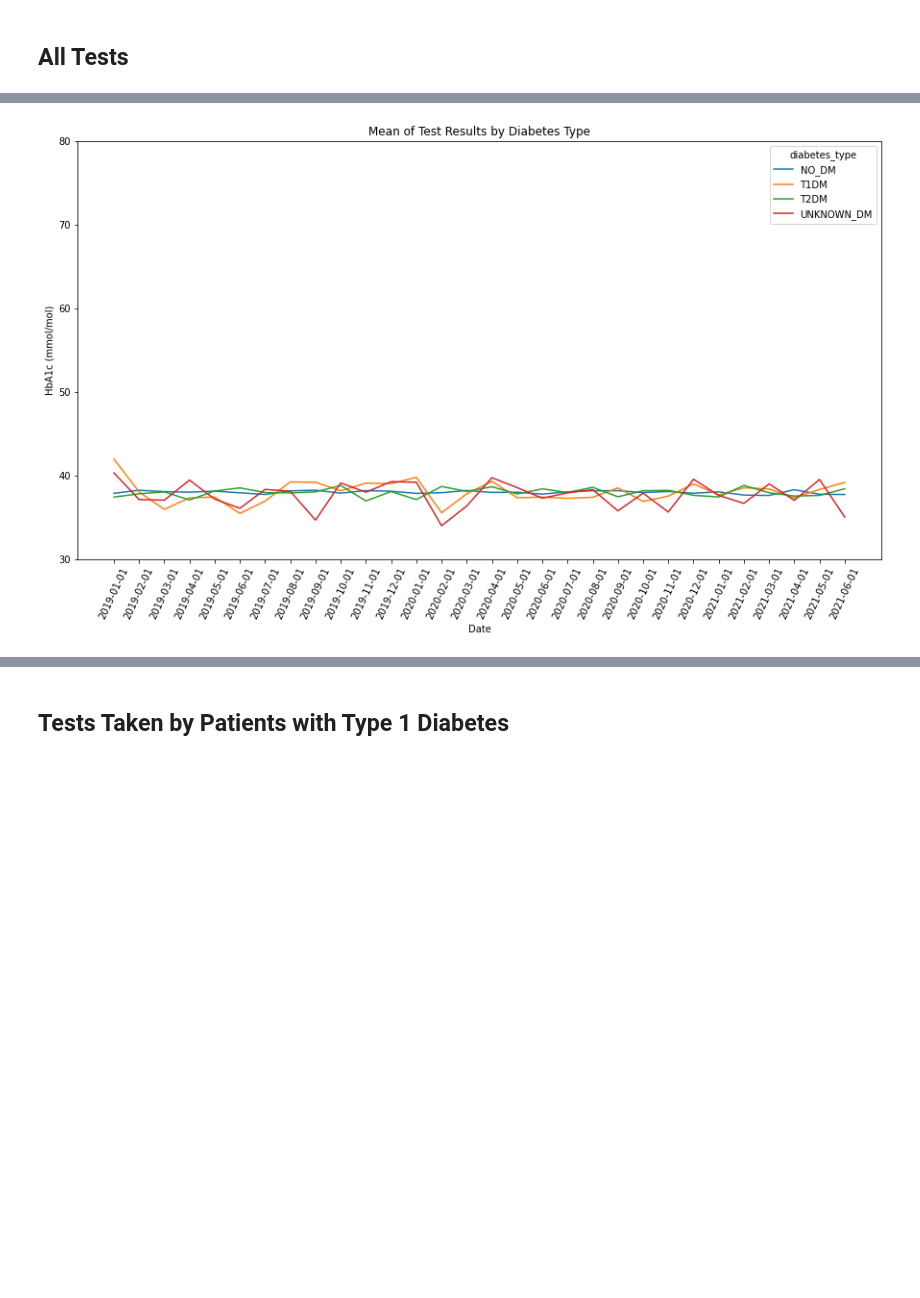
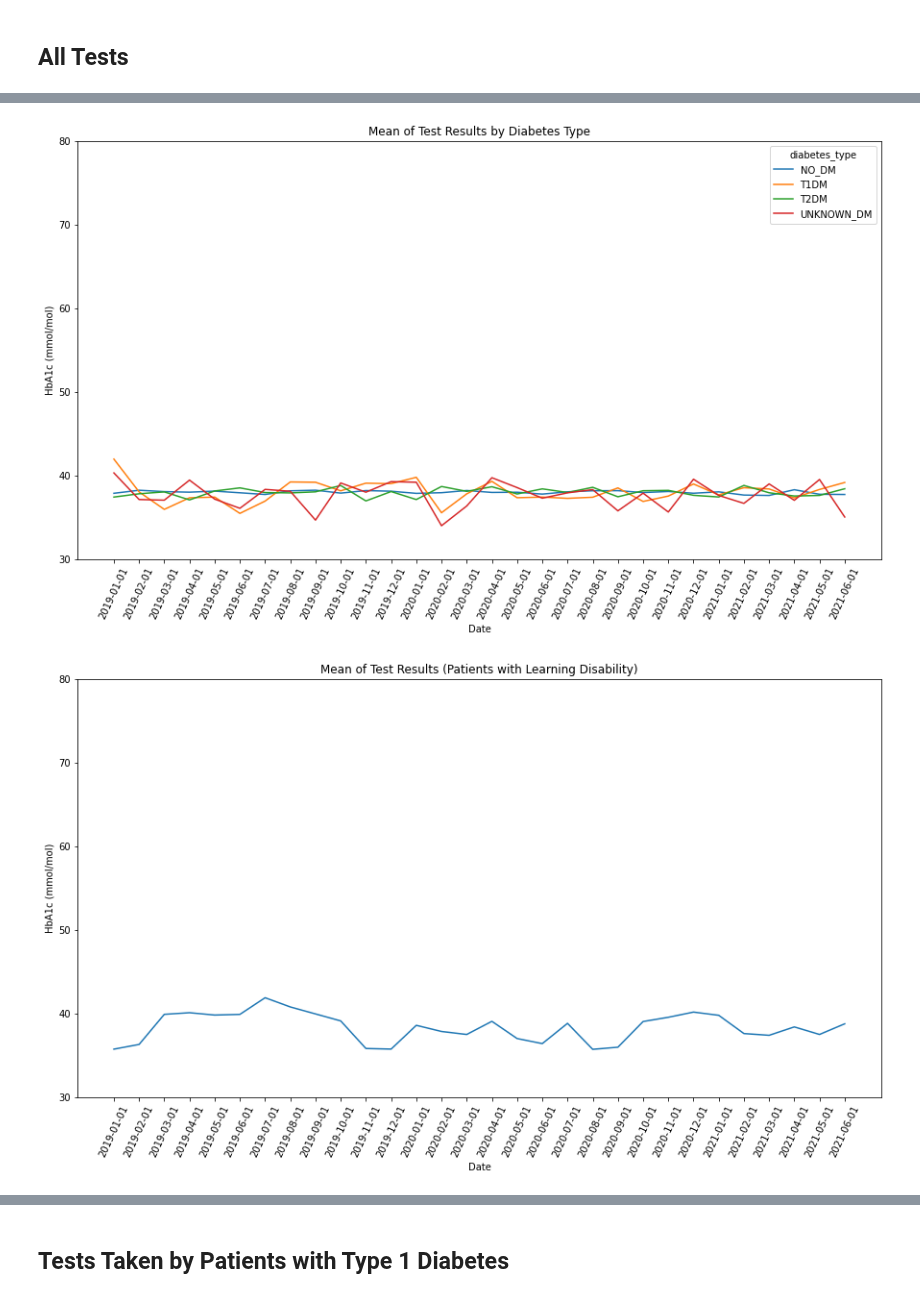
Before and after one commit to opensafely/HbA1c-levels, a Jupyter notebook: notebooks/hba1c_levels.ipynb, the cells around one changed output, grey strips where cells are left out. Cells and saved outputs as stored; diff of their text form; code cells hidden in the pictures; blank space fills up the shorter version.

```diff
--- a/notebooks/hba1c_levels.ipynb
+++ b/notebooks/hba1c_levels.ipynb
@@ -48,7 +48,15 @@ def create_chart(df_in, group, title):
     elif group == 'ethnicity':
         df_in.ethnicity = df_in.ethnicity.astype(str)
     # Plot error bars if full population chart
-    if group=='population':
+    if (
+        group=='population'
+    ) or (
+        group == 'learning_disability'
+    ) or (
+        group == 'mental_illness'
+    ) or (
+        group == 'young_adult'
+    ):
         ax = sns.lineplot(x = 'date', y = 'hba1c_mmol_per_mol', data = df_in)
     else:
         ax = sns.lineplot(x = 'date', y = 'hba1c_mmol_per_mol',
@@ -85,30 +93,43 @@ create_chart(df_pop, 'population', 'Mean of Test Results')
 df_age = compute_mean(df_input, 'age_group')
 create_chart(df_age.loc[df_age.age_group != 'missing'], 'age_group', 'Mean of Test Results by Age')
 
 # Sex
 df_sex = compute_mean(df_input, 'sex')
 create_chart(df_sex.loc[df_sex.sex.isin(['F','M'])], 'sex', 'Mean of Test Results by Sex')
 
 # Ethnicity
 df_eth = compute_mean(df_input, 'ethnicity')
 create_chart(df_eth, 'ethnicity', 'Mean of Test Results by Ethnicity')
 
 # Region
 df_region = compute_mean(df_input, 'region')
 create_chart(df_region, 'region', 'Mean of Test Results by Region')
 
 # IMD
 df_imd = compute_mean(df_input, 'imd')
 create_chart(df_imd, 'imd', 'Mean of Test Results by IMD')
 
 # Diabetes Type
 df_dt = compute_mean(df_input, 'diabetes_type')
 create_chart(df_dt, 'diabetes_type', 'Mean of Test Results by Diabetes Type')
+
+# Learning Disability
+df_ld = compute_mean(df_input, 'learning_disability')
+create_chart(df_ld.loc[df_ld.learning_disability == 1], 'learning_disability', 'Mean of Test Results (Patients with Learning Disability)')
+
+# Mental Illness
+df_mi = compute_mean(df_input, 'mental_illness')
+create_chart(df_mi.loc[df_mi.mental_illness == 1], 'mental_illness', 'Mean of Test Results (Patients with Severe Mental Illness)')
+
+# Young Adult
+df_ya = compute_mean(df_input, 'young_adult')
+create_chart(df_ya.loc[df_ya.young_adult == 1], 'young_adult', 'Mean of Test Results (Young Adults Aged 16-24)')
 # %% [output]
 [figure]
 [figure]
 [figure]
 [figure]
 [figure]
 [figure]
 [figure]
+[figure, added]
```
Also changed, not shown: parts of 3 cells of this notebook, 1 other file.
